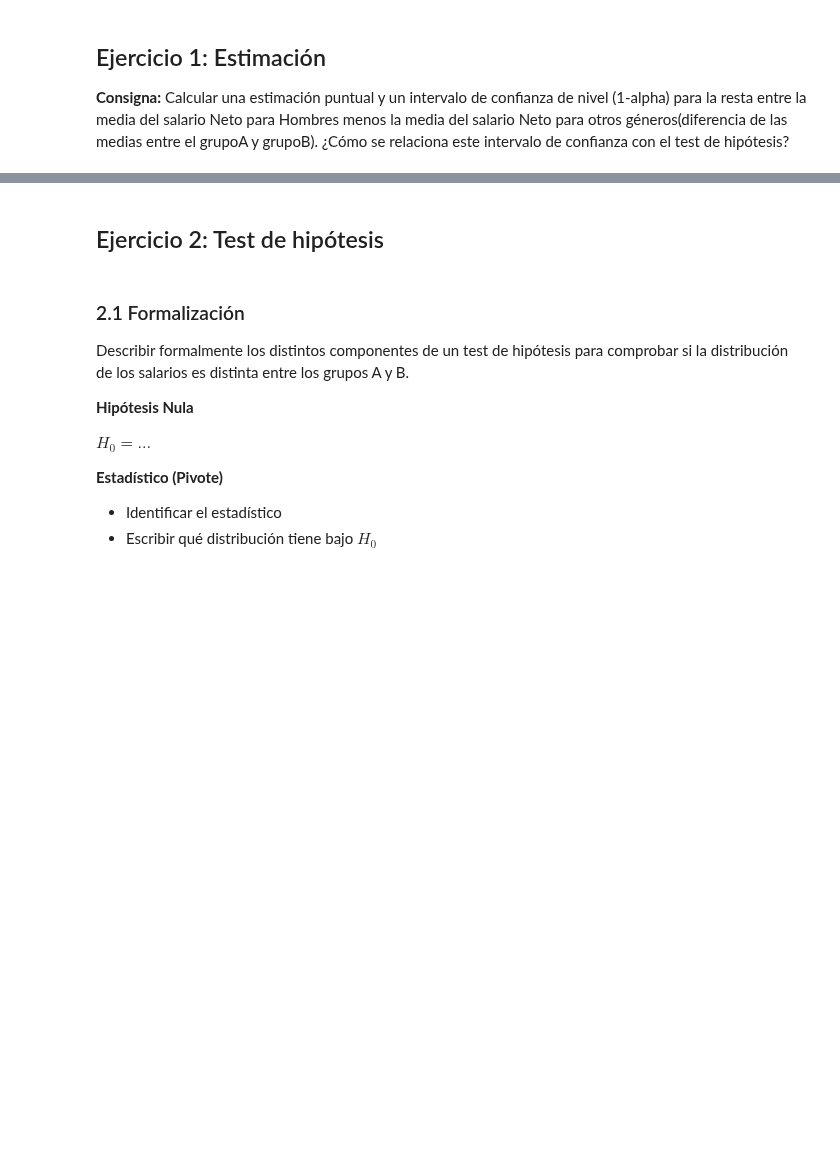
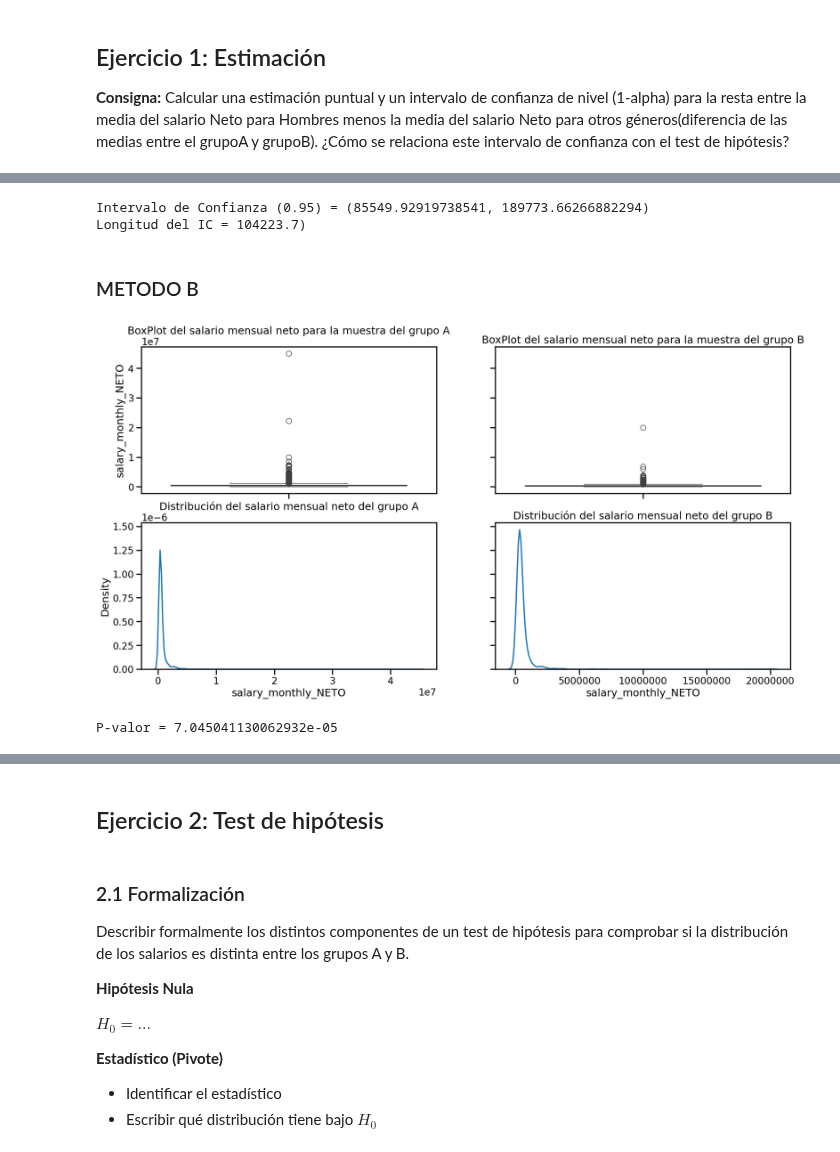
Before and after one commit to josezerda/DiploDatos2024, a Jupyter notebook: 01_AnalisisVisualizacion/Entregable - Parte 2.ipynb, the cells around one changed output, grey strips where cells are left out. Cells and saved outputs as stored; diff of their text form; code cells hidden in the pictures; blank space fills up the shorter version.

```diff
--- a/01_AnalisisVisualizacion/Entregable - Parte 2.ipynb
+++ b/01_AnalisisVisualizacion/Entregable - Parte 2.ipynb
@@ -56,12 +164,12 @@ df.loc[:,'profile_g'] = df.profile_gender.replace({'Varón Cis': 'Varón cis','M
 # %%
 alpha = 0.05
 # %%
-is_man = df.profile_g == 'Varón cis'
-is_woman = df.profile_g == 'Mujer cis'
+is_man = df.profile_g == 'H'
+is_woman = df.profile_g == 'M'
+is_nobinary = df.profile_g == 'NB'
 # %%
-
 groupA = df[(df.salary_monthly_NETO > 10000) & is_man].salary_monthly_NETO
-groupB = df[(df.salary_monthly_NETO > 10000) & is_woman].salary_monthly_NETO
+groupB = df[(df.salary_monthly_NETO > 10000) & (is_woman | is_nobinary)].salary_monthly_NETO
 # %% [markdown]
 ## Ejercicio 1: Estimación
 
@@ -69,0 +252,32 @@ groupB = df[(df.salary_monthly_NETO > 10000) & is_woman].salary_monthly_NETO
+# %%
+intervalo = scipy.stats.norm.interval(1 - alpha, loc=mu, scale=sigma)
+print(f'Intervalo de Confianza ({ 1 - alpha}) = {intervalo}')
+
+i, s = intervalo
+print(f'Longitud del IC = {round(s - i, 1)})')
+# %% [output]
+Intervalo de Confianza (0.95) = (85549.92919738541, 189773.66266882294)
+Longitud del IC = 104223.7)
+# %% [markdown]
+### METODO B
+# %%
+#Antes de construir el intervalo tenemos que saber si podemos considerar varianzas iguales o distintas. Lo veamos por medio de gráficos
+fig, ax = plt.subplots(nrows=2, ncols=2, figsize=(20,10), sharey='row')
+seaborn.boxplot(groupA, ax=ax[0,0]).set(title='BoxPlot del salario mensual neto para la muestra del grupo A')
+seaborn.boxplot(groupB, ax=ax[0,1]).set(title='BoxPlot del salario mensual neto para la muestra del grupo B')
+
+seaborn.kdeplot(data=groupA, ax=ax[1,0]).set(title='Distribución del salario mensual neto del grupo A')
+seaborn.kdeplot(data=groupB, ax=ax[1,1]).set(title='Distribución del salario mensual neto del grupo B')
+
+plt.ticklabel_format(style='plain', axis='x')
+
+plt.show()
+# %% [output]
+[figure, added]
+# %%
+# Levene test
+# ==============================================================================
+levene_test = scipy.stats.levene(groupA, groupB, center='mean')
+print(f'P-valor = {levene_test[1]}')
+# %% [output]
+P-valor = 7.045041130062932e-05
```
Also changed, not shown: parts of 40 cells of this notebook.
